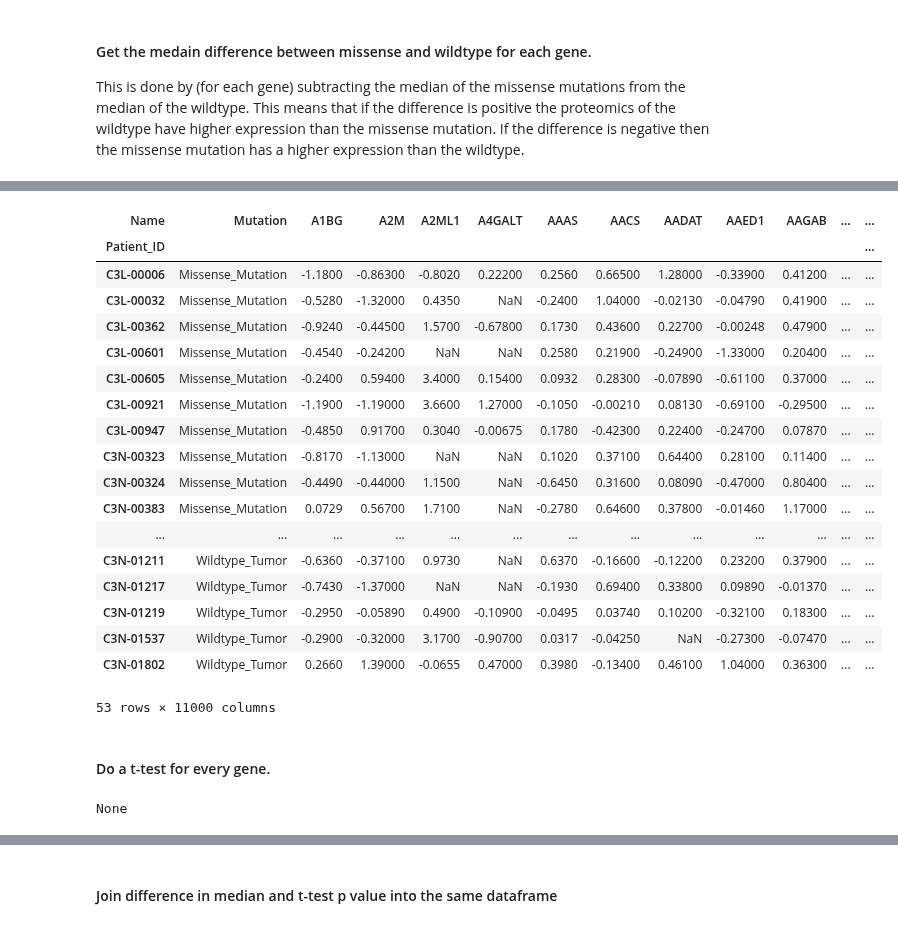
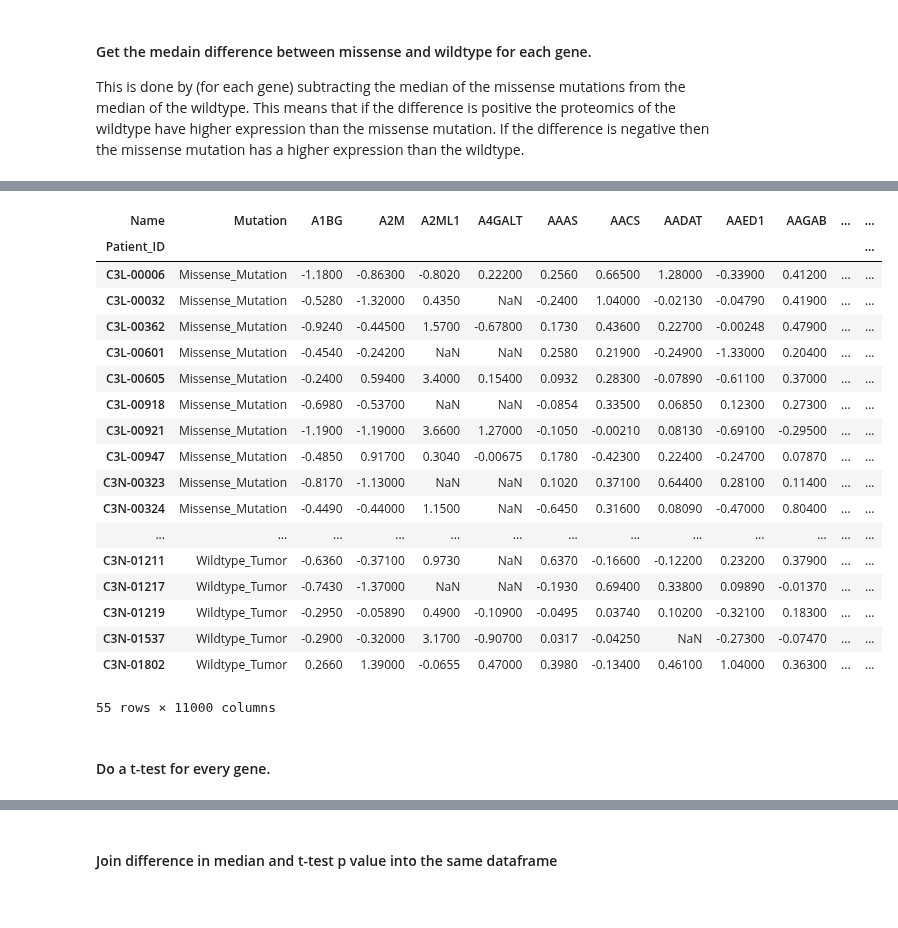
Before and after one commit to PayneLab/WhenMutationsDontMatter, a Jupyter notebook: PIK3CA/step_3/making_tables/proteomics trans effect table--wrapttest.ipynb, the cells around one changed output, grey strips where cells are left out. Drawn from its saved outputs; the diff is of its cells as text; code cells hidden in the pictures.

```diff
--- a/PIK3CA/step_3/making_tables/proteomics trans effect table--wrapttest.ipynb
+++ b/PIK3CA/step_3/making_tables/proteomics trans effect table--wrapttest.ipynb
@@ -50,0 +120,3 @@ array(['Missense_Mutation', 'Wildtype_Tumor', 'Amplification',
+# %%
+proteomics = en.get_proteomics(tissue_type="tumor")
+mut_type = en.get_genotype_all_vars("PIK3CA")
@@ -154,30 +178,28 @@ median_diff.head()
-# %%
-prot_and_mutations
-# %% [output]
-| Name | Mutation | A1BG | A2M | A2ML1 | A4GALT | AAAS | AACS | AADAT | AAED1 | AAGAB | ... | ... |
-| Patient_ID |  |  |  |  |  |  |  |  |  |  |  | ... |
-| C3L-00006 | Missense_Mutation | -1.1800 | -0.86300 | -0.8020 | 0.22200 | 0.2560 | 0.66500 | 1.28000 | -0.33900 | 0.41200 | ... | ... |
-| C3L-00032 | Missense_Mutation | -0.5280 | -1.32000 | 0.4350 | NaN | -0.2400 | 1.04000 | -0.02130 | -0.04790 | 0.41900 | ... | ... |
-| C3L-00362 | Missense_Mutation | -0.9240 | -0.44500 | 1.5700 | -0.67800 | 0.1730 | 0.43600 | 0.22700 | -0.00248 | 0.47900 | ... | ... |
-| C3L-00601 | Missense_Mutation | -0.4540 | -0.24200 | NaN | NaN | 0.2580 | 0.21900 | -0.24900 | -1.33000 | 0.20400 | ... | ... |
-| C3L-00605 | Missense_Mutation | -0.2400 | 0.59400 | 3.4000 | 0.15400 | 0.0932 | 0.28300 | -0.07890 | -0.61100 | 0.37000 | ... | ... |
-| C3L-00921 | Missense_Mutation | -1.1900 | -1.19000 | 3.6600 | 1.27000 | -0.1050 | -0.00210 | 0.08130 | -0.69100 | -0.29500 | ... | ... |
-| C3L-00947 | Missense_Mutation | -0.4850 | 0.91700 | 0.3040 | -0.00675 | 0.1780 | -0.42300 | 0.22400 | -0.24700 | 0.07870 | ... | ... |
-| C3N-00323 | Missense_Mutation | -0.8170 | -1.13000 | NaN | NaN | 0.1020 | 0.37100 | 0.64400 | 0.28100 | 0.11400 | ... | ... |
-| C3N-00324 | Missense_Mutation | -0.4490 | -0.44000 | 1.1500 | NaN | -0.6450 | 0.31600 | 0.08090 | -0.47000 | 0.80400 | ... | ... |
-| C3N-00383 | Missense_Mutation | 0.0729 | 0.56700 | 1.7100 | NaN | -0.2780 | 0.64600 | 0.37800 | -0.01460 | 1.17000 | ... | ... |
-| ... | ... | ... | ... | ... | ... | ... | ... | ... | ... | ... | ... | ... |
-| C3N-01211 | Wildtype_Tumor | -0.6360 | -0.37100 | 0.9730 | NaN | 0.6370 | -0.16600 | -0.12200 | 0.23200 | 0.37900 | ... | ... |
-| C3N-01217 | Wildtype_Tumor | -0.7430 | -1.37000 | NaN | NaN | -0.1930 | 0.69400 | 0.33800 | 0.09890 | -0.01370 | ... | ... |
-| C3N-01219 | Wildtype_Tumor | -0.2950 | -0.05890 | 0.4900 | -0.10900 | -0.0495 | 0.03740 | 0.10200 | -0.32100 | 0.18300 | ... | ... |
-| C3N-01537 | Wildtype_Tumor | -0.2900 | -0.32000 | 3.1700 | -0.90700 | 0.0317 | -0.04250 | NaN | -0.27300 | -0.07470 | ... | ... |
-| C3N-01802 | Wildtype_Tumor | 0.2660 | 1.39000 | -0.0655 | 0.47000 | 0.3980 | -0.13400 | 0.46100 | 1.04000 | 0.36300 | ... | ... |
-53 rows × 11000 columns
+# %%
+endo_prot_and_mutations
+# %% [output]
+| Name | Mutation | A1BG | A2M | A2ML1 | A4GALT | AAAS | AACS | AADAT | AAED1 | AAGAB | ... | ... |
+| Patient_ID |  |  |  |  |  |  |  |  |  |  |  | ... |
+| C3L-00006 | Missense_Mutation | -1.1800 | -0.86300 | -0.8020 | 0.22200 | 0.2560 | 0.66500 | 1.28000 | -0.33900 | 0.41200 | ... | ... |
+| C3L-00032 | Missense_Mutation | -0.5280 | -1.32000 | 0.4350 | NaN | -0.2400 | 1.04000 | -0.02130 | -0.04790 | 0.41900 | ... | ... |
+| C3L-00362 | Missense_Mutation | -0.9240 | -0.44500 | 1.5700 | -0.67800 | 0.1730 | 0.43600 | 0.22700 | -0.00248 | 0.47900 | ... | ... |
+| C3L-00601 | Missense_Mutation | -0.4540 | -0.24200 | NaN | NaN | 0.2580 | 0.21900 | -0.24900 | -1.33000 | 0.20400 | ... | ... |
+| C3L-00605 | Missense_Mutation | -0.2400 | 0.59400 | 3.4000 | 0.15400 | 0.0932 | 0.28300 | -0.07890 | -0.61100 | 0.37000 | ... | ... |
+| C3L-00918 | Missense_Mutation | -0.6980 | -0.53700 | NaN | NaN | -0.0854 | 0.33500 | 0.06850 | 0.12300 | 0.27300 | ... | ... |
+| C3L-00921 | Missense_Mutation | -1.1900 | -1.19000 | 3.6600 | 1.27000 | -0.1050 | -0.00210 | 0.08130 | -0.69100 | -0.29500 | ... | ... |
+| C3L-00947 | Missense_Mutation | -0.4850 | 0.91700 | 0.3040 | -0.00675 | 0.1780 | -0.42300 | 0.22400 | -0.24700 | 0.07870 | ... | ... |
+| C3N-00323 | Missense_Mutation | -0.8170 | -1.13000 | NaN | NaN | 0.1020 | 0.37100 | 0.64400 | 0.28100 | 0.11400 | ... | ... |
+| C3N-00324 | Missense_Mutation | -0.4490 | -0.44000 | 1.1500 | NaN | -0.6450 | 0.31600 | 0.08090 | -0.47000 | 0.80400 | ... | ... |
+| ... | ... | ... | ... | ... | ... | ... | ... | ... | ... | ... | ... | ... |
+| C3N-01211 | Wildtype_Tumor | -0.6360 | -0.37100 | 0.9730 | NaN | 0.6370 | -0.16600 | -0.12200 | 0.23200 | 0.37900 | ... | ... |
+| C3N-01217 | Wildtype_Tumor | -0.7430 | -1.37000 | NaN | NaN | -0.1930 | 0.69400 | 0.33800 | 0.09890 | -0.01370 | ... | ... |
+| C3N-01219 | Wildtype_Tumor | -0.2950 | -0.05890 | 0.4900 | -0.10900 | -0.0495 | 0.03740 | 0.10200 | -0.32100 | 0.18300 | ... | ... |
+| C3N-01537 | Wildtype_Tumor | -0.2900 | -0.32000 | 3.1700 | -0.90700 | 0.0317 | -0.04250 | NaN | -0.27300 | -0.07470 | ... | ... |
+| C3N-01802 | Wildtype_Tumor | 0.2660 | 1.39000 | -0.0655 | 0.47000 | 0.3980 | -0.13400 | 0.46100 | 1.04000 | 0.36300 | ... | ... |
+55 rows × 11000 columns
 # %% [markdown]
 #### Do a t-test for every gene.
 # %%
-genes = list(prot_and_mutations.columns[1:])
-n = u.wrap_ttest(prot_and_mutations, 'Mutation', correction_method="fdr_bh")
-print(n)
+genes = list(endo_prot_and_mutations.columns[1:])
+n = wrap_ttest(endo_prot_and_mutations, 'Mutation', correction_method="fdr_bh")
+n
-# %% [output]
-None
```
Also changed, not shown: parts of 51 cells of this notebook, 7 other files.
